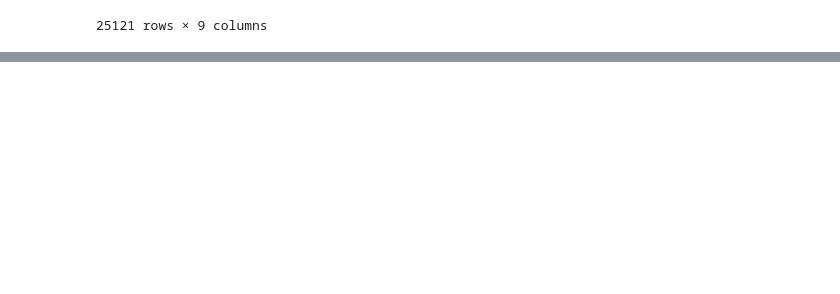
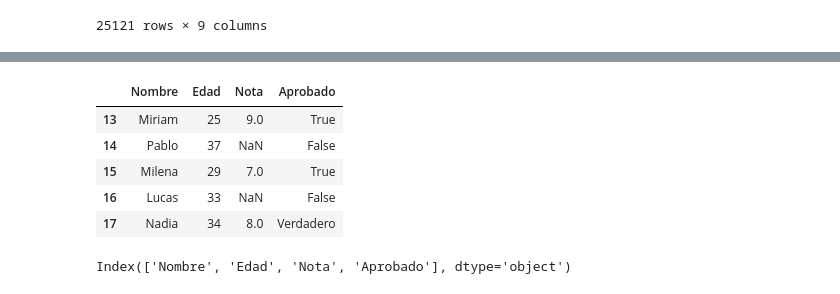
Before and after one commit to xXSLIMEXx16/Libreria_panda, a Jupyter notebook: inmuebles_cdmx.ipynb, the cells around one changed output, grey strips where cells are left out. Saved outputs shown, nothing was run; the diff lists cells and outputs as text; code cells hidden in the pictures; blank space fills up the shorter version.

```diff
--- a/inmuebles_cdmx.ipynb
+++ b/inmuebles_cdmx.ipynb
@@ -57,0 +144,13 @@ datos
+# %%
+datos_alumnos.tail(5)
+# %% [output]
+|  | Nombre | Edad | Nota | Aprobado |
+| 13 | Miriam | 25 | 9.0 | True |
+| 14 | Pablo | 37 | NaN | False |
+| 15 | Milena | 29 | 7.0 | True |
+| 16 | Lucas | 33 | NaN | False |
+| 17 | Nadia | 34 | 8.0 | Verdadero |
+# %%
+datos_alumnos.columns
+# %% [output]
+Index(['Nombre', 'Edad', 'Nota', 'Aprobado'], dtype='object')
```
Also changed, not shown: parts of 11 cells of this notebook.
